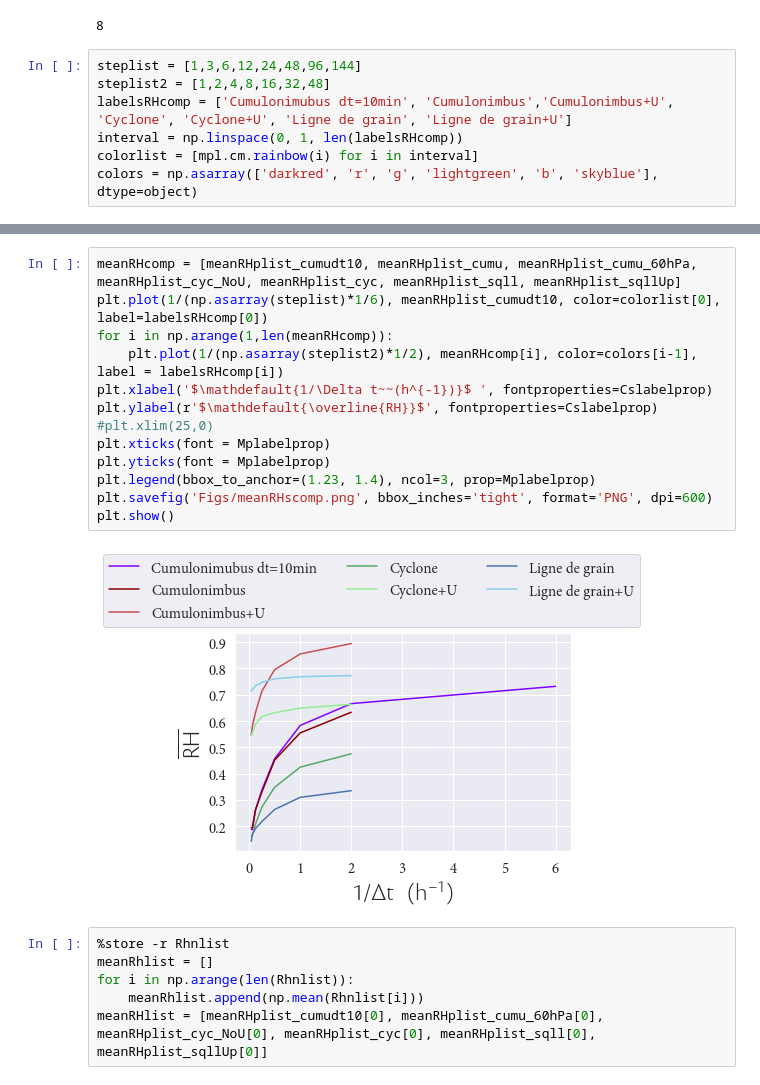
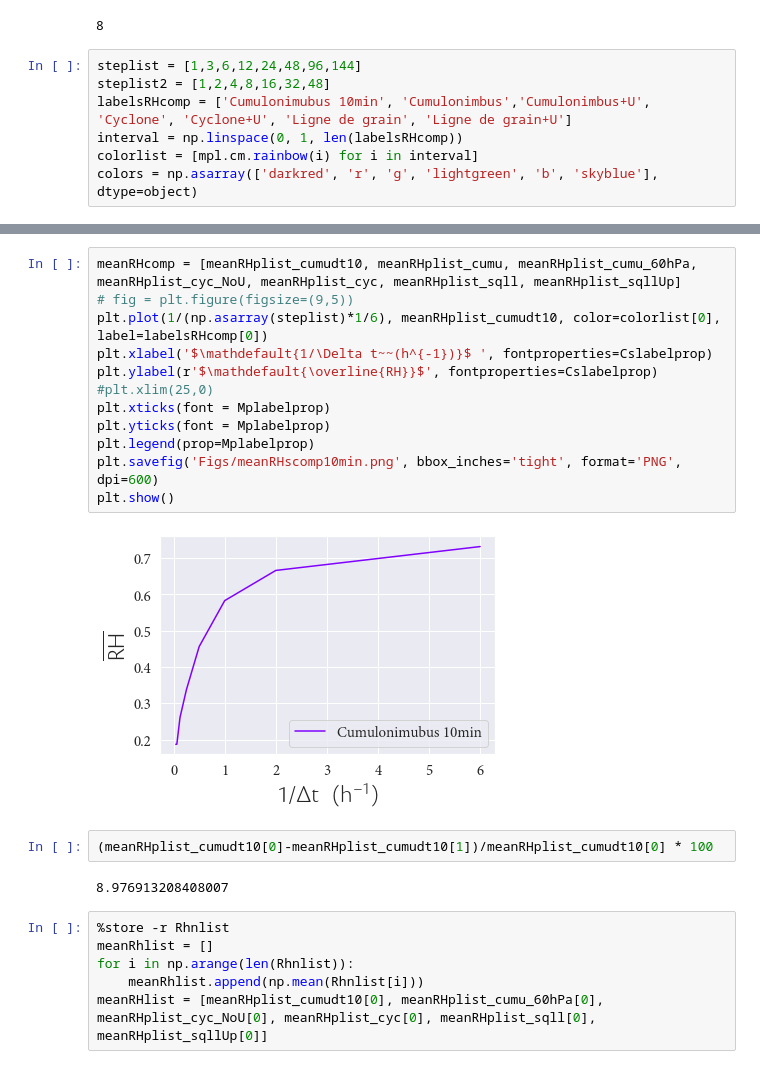
Before and after one commit to FelixLangot/LMD_Internship, a Jupyter notebook: Stats.ipynb, the cells around one changed output, grey strips where cells are left out. Drawn from its saved outputs; the diff is of its cells as text.

Commit message:
Tuned graphs for report

```diff
--- a/Stats.ipynb
+++ b/Stats.ipynb
@@ -17,7 +17,7 @@ len(meanRHplist_cumudt10)
 # %%
 steplist = [1,3,6,12,24,48,96,144]
 steplist2 = [1,2,4,8,16,32,48]
-labelsRHcomp = ['Cumulonimubus dt=10min', 'Cumulonimbus','Cumulonimbus+U', 'Cyclone', 'Cyclone+U', 'Ligne de grain', 'Ligne de grain+U']
+labelsRHcomp = ['Cumulonimubus 10min', 'Cumulonimbus','Cumulonimbus+U', 'Cyclone', 'Cyclone+U', 'Ligne de grain', 'Ligne de grain+U']
 interval = np.linspace(0, 1, len(labelsRHcomp))
 colorlist = [mpl.cm.rainbow(i) for i in interval]
 colors = np.asarray(['darkred', 'r', 'g', 'lightgreen', 'b', 'skyblue'], dtype=object)
@@ -24,18 +55,21 @@ colors = np.asarray(['darkred', 'r', 'g', 'lightgreen', 'b', 'skyblue'], dtype=o
 # %%
 meanRHcomp = [meanRHplist_cumudt10, meanRHplist_cumu, meanRHplist_cumu_60hPa, meanRHplist_cyc_NoU, meanRHplist_cyc, meanRHplist_sqll, meanRHplist_sqllUp]
+# fig = plt.figure(figsize=(9,5))
 plt.plot(1/(np.asarray(steplist)*1/6), meanRHplist_cumudt10, color=colorlist[0], label=labelsRHcomp[0])
-for i in np.arange(1,len(meanRHcomp)):
-    plt.plot(1/(np.asarray(steplist2)*1/2), meanRHcomp[i], color=colors[i-1], label = labelsRHcomp[i])
 plt.xlabel('$\mathdefault{1/\Delta t~~(h^{-1})}$ ', fontproperties=Cslabelprop)
 plt.ylabel(r'$\mathdefault{\overline{RH}}$', fontproperties=Cslabelprop)
 #plt.xlim(25,0)
 plt.xticks(font = Mplabelprop)
 plt.yticks(font = Mplabelprop)
-plt.legend(bbox_to_anchor=(1.23, 1.4), ncol=3, prop=Mplabelprop)
-plt.savefig('Figs/meanRHscomp.png', bbox_inches='tight', format='PNG', dpi=600)
+plt.legend(prop=Mplabelprop)
+plt.savefig('Figs/meanRHscomp10min.png', bbox_inches='tight', format='PNG', dpi=600)
 plt.show()
 # %% [output]
-[figure, old version]
+[figure, new version]
+# %%
+(meanRHplist_cumudt10[0]-meanRHplist_cumudt10[1])/meanRHplist_cumudt10[0] * 100
+# %% [output]
+8.976913208408007
 # %%
 %store -r Rhnlist
 meanRhlist = []
```
Also changed, not shown: parts of 11 cells of this notebook.
